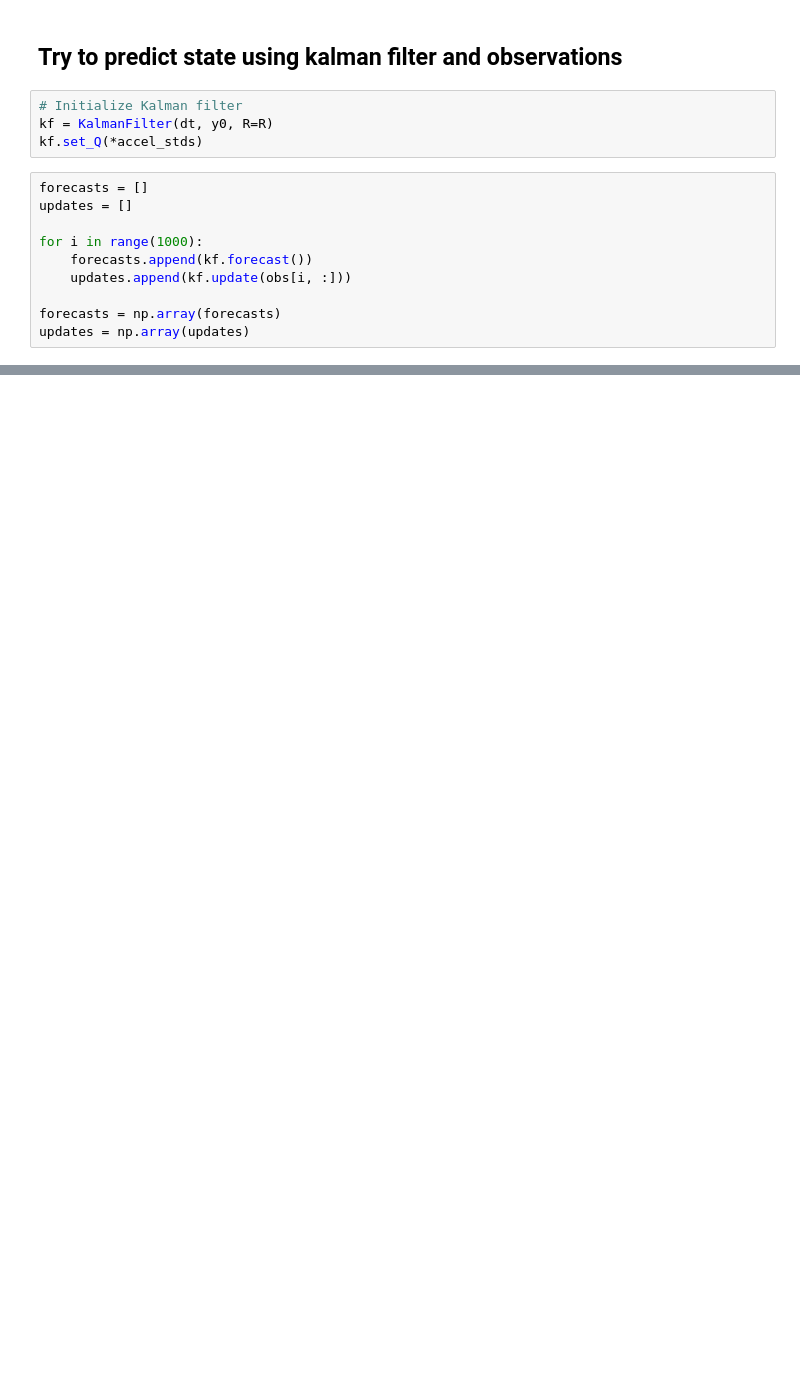
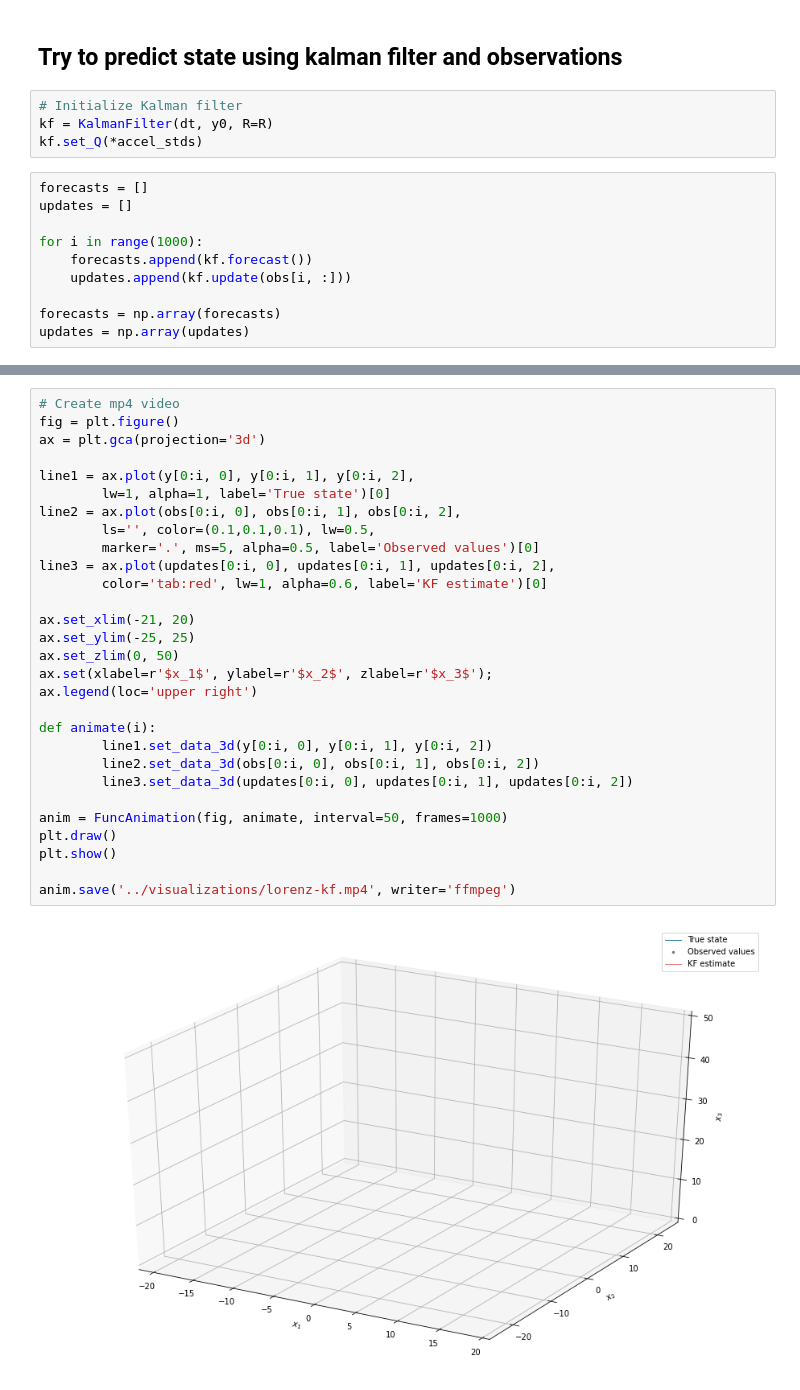
Before and after one commit to andrewbrettin/comp_stat_project, a Jupyter notebook: code/Lorenz_KF.ipynb, the cells around one changed output, grey strips where cells are left out. Saved outputs shown, nothing was run; the diff lists cells and outputs as text; blank space fills up the shorter version.

```diff
--- a/code/Lorenz_KF.ipynb
+++ b/code/Lorenz_KF.ipynb
@@ -160,3 +161,34 @@ num_records = np.shape(y)[0]
 ipywidgets.interact(plot, i=(0, num_records-1, 1));
 # %% [output]
 interactive(children=(IntSlider(value=499, description='i', max=999), Output()), _dom_classes=('widget-interac…
+# %%
+# Create mp4 video
+fig = plt.figure()
+ax = plt.gca(projection='3d')
+
+line1 = ax.plot(y[0:i, 0], y[0:i, 1], y[0:i, 2],
+        lw=1, alpha=1, label='True state')[0]
+line2 = ax.plot(obs[0:i, 0], obs[0:i, 1], obs[0:i, 2],
+        ls='', color=(0.1,0.1,0.1), lw=0.5,
+        marker='.', ms=5, alpha=0.5, label='Observed values')[0]
+line3 = ax.plot(updates[0:i, 0], updates[0:i, 1], updates[0:i, 2],
+        color='tab:red', lw=1, alpha=0.6, label='KF estimate')[0]
+
+ax.set_xlim(-21, 20)
+ax.set_ylim(-25, 25)
+ax.set_zlim(0, 50)
+ax.set(xlabel=r'$x_1$', ylabel=r'$x_2$', zlabel=r'$x_3$');
+ax.legend(loc='upper right')
+
+def animate(i):
+        line1.set_data_3d(y[0:i, 0], y[0:i, 1], y[0:i, 2])
+        line2.set_data_3d(obs[0:i, 0], obs[0:i, 1], obs[0:i, 2])
+        line3.set_data_3d(updates[0:i, 0], updates[0:i, 1], updates[0:i, 2])
+
+anim = FuncAnimation(fig, animate, interval=50, frames=1000)
+plt.draw()
+plt.show()
+
+anim.save('../visualizations/lorenz-kf.mp4', writer='ffmpeg')
+# %% [output]
+[figure, added]
```
Also changed, not shown: parts of 5 cells of this notebook, 3 other files.
